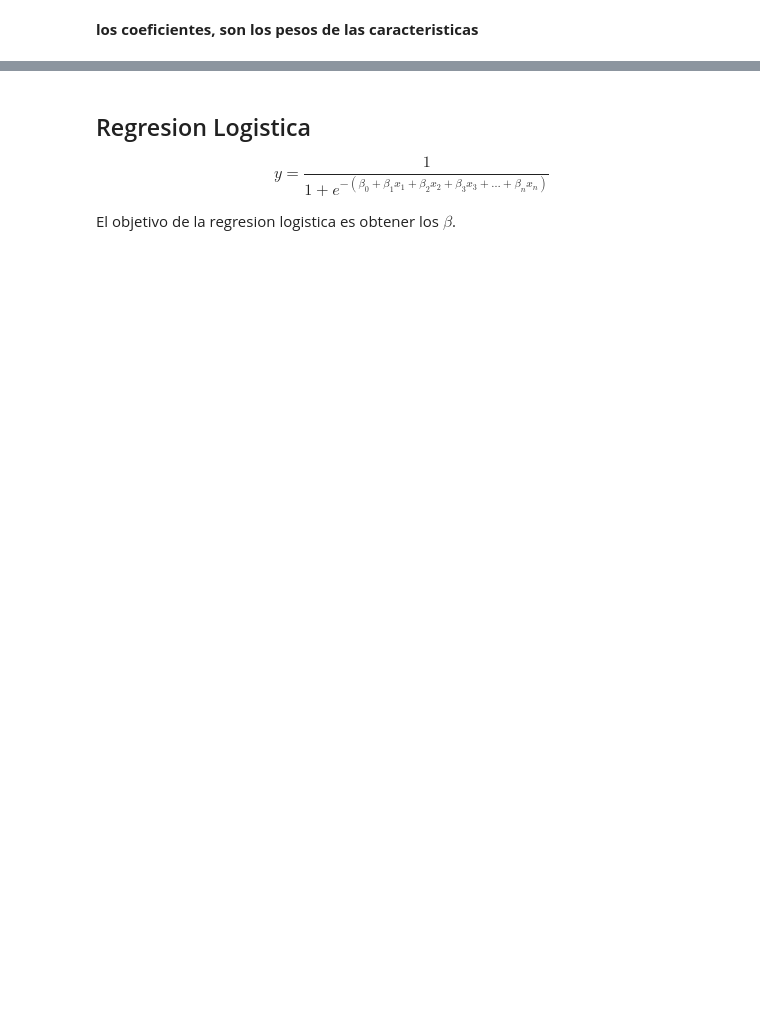
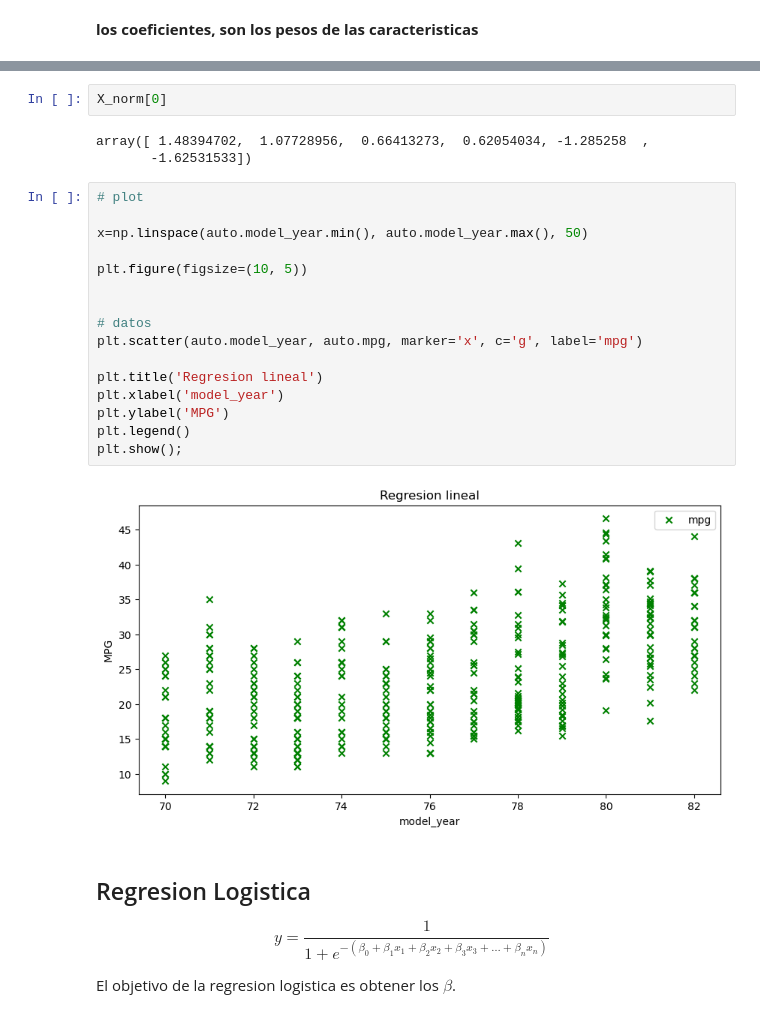
Before and after one commit to Ironhack-Data-Madrid-Octubre-2023/apuntes_clase, a Jupyter notebook: semana_7/3.1 - Ingenieria de caracteristicas.ipynb, the cells around one changed output, grey strips where cells are left out. Cells and saved outputs as stored; diff of their text form; blank space fills up the shorter version.

```diff
--- a/semana_7/3.1 - Ingenieria de caracteristicas.ipynb
+++ b/semana_7/3.1 - Ingenieria de caracteristicas.ipynb
@@ -37,3 +218,26 @@ El objetivo de la regresion lineal es obtener los $\beta$:
+# %%
+X_norm[0]
+# %% [output]
+array([ 1.48394702,  1.07728956,  0.66413273,  0.62054034, -1.285258  ,
+       -1.62531533])
+# %%
+# plot
+
+x=np.linspace(auto.model_year.min(), auto.model_year.max(), 50)
+
+plt.figure(figsize=(10, 5))
+
+
+# datos
+plt.scatter(auto.model_year, auto.mpg, marker='x', c='g', label='mpg')
+
+plt.title('Regresion lineal')
+plt.xlabel('model_year')
+plt.ylabel('MPG')
+plt.legend()
+plt.show();
+# %% [output]
+[figure, added]
 # %% [markdown]
 ## Regresion Logistica
 
```
Also changed, not shown: parts of 70 cells of this notebook.
